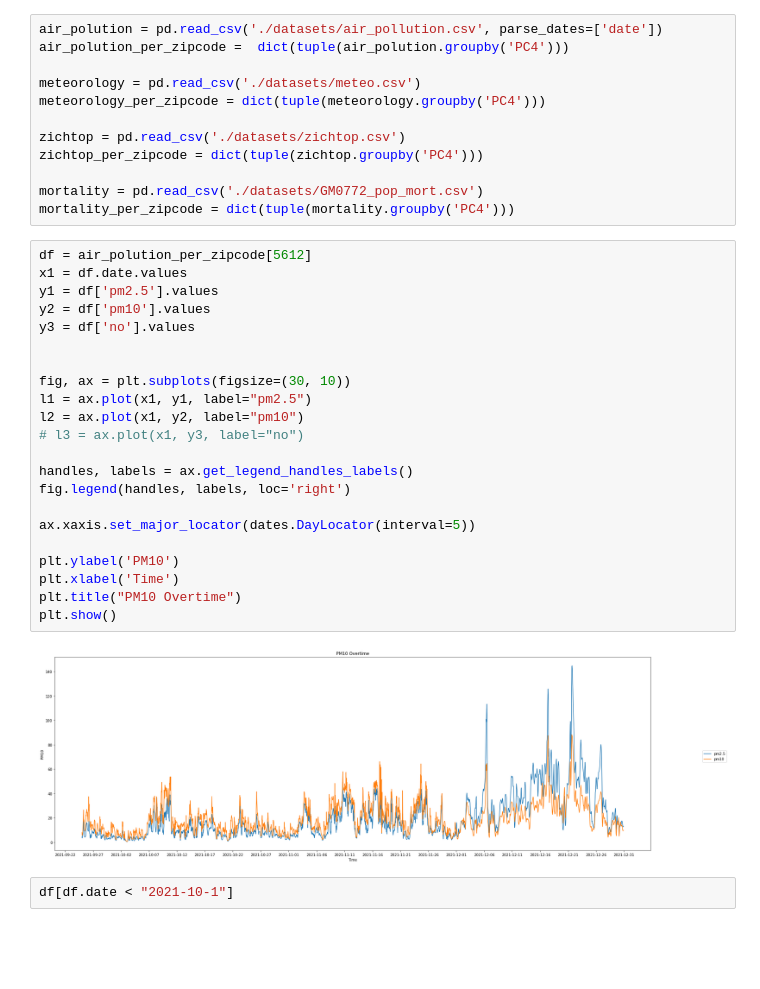
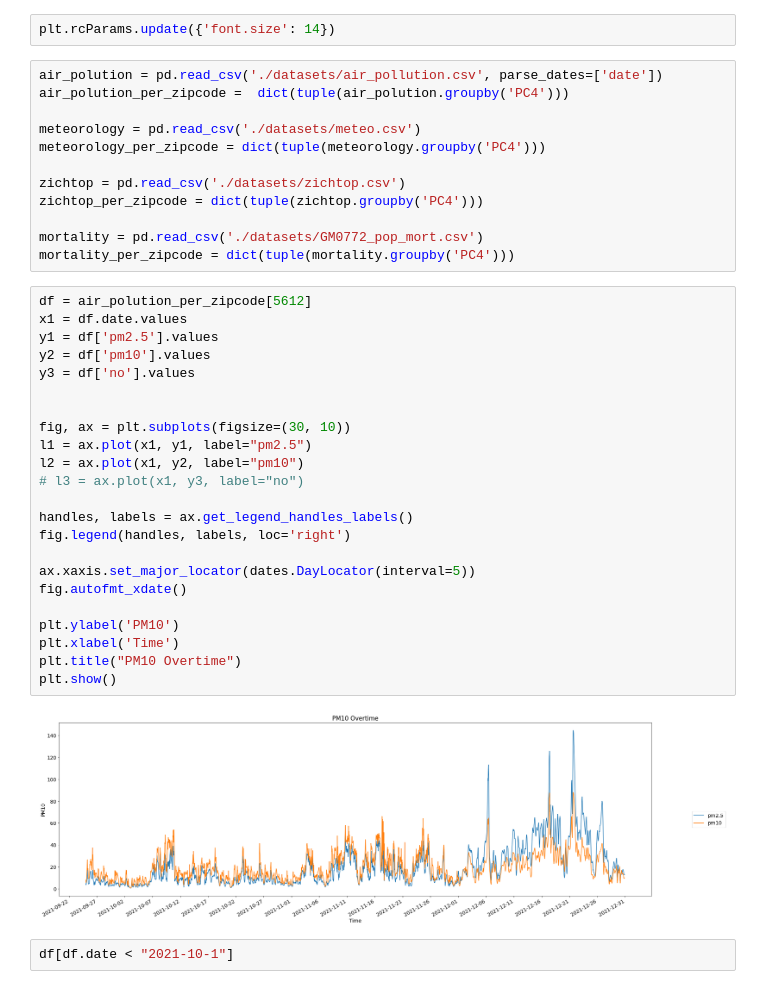
Before and after one commit to chandieka/air-analysis, a Jupyter notebook: preparation.ipynb, the cells around one changed output. Cells and saved outputs as stored; diff of their text form; blank space fills up the shorter version.

```diff
--- a/preparation.ipynb
+++ b/preparation.ipynb
@@ -7,6 +7,8 @@ from datetime import datetime, timedelta
 from dateutil import parser
 import seaborn as sns
 import numpy as np
+# %%
+plt.rcParams.update({'font.size': 14})
 # %%
 air_polution = pd.read_csv('./datasets/air_pollution.csv', parse_dates=['date'])
 air_polution_per_zipcode =  dict(tuple(air_polution.groupby('PC4')))
@@ -22,27 +24,28 @@ mortality_per_zipcode = dict(tuple(mortality.groupby('PC4')))
 # %%
 df = air_polution_per_zipcode[5612]
 x1 = df.date.values
 y1 = df['pm2.5'].values
 y2 = df['pm10'].values
 y3 = df['no'].values
 
 
 fig, ax = plt.subplots(figsize=(30, 10))
 l1 = ax.plot(x1, y1, label="pm2.5")
 l2 = ax.plot(x1, y2, label="pm10")
 # l3 = ax.plot(x1, y3, label="no")
 
 handles, labels = ax.get_legend_handles_labels()
 fig.legend(handles, labels, loc='right')
 
 ax.xaxis.set_major_locator(dates.DayLocator(interval=5))
+fig.autofmt_xdate()
 
 plt.ylabel('PM10')
 plt.xlabel('Time')
 plt.title("PM10 Overtime")
 plt.show()
 # %% [output]
-[figure, old version]
+[figure, new version]
 # %%
 df[df.date < "2021-10-1"]
 # %% [output]
```
Also changed, not shown: parts of 12 cells of this notebook.
